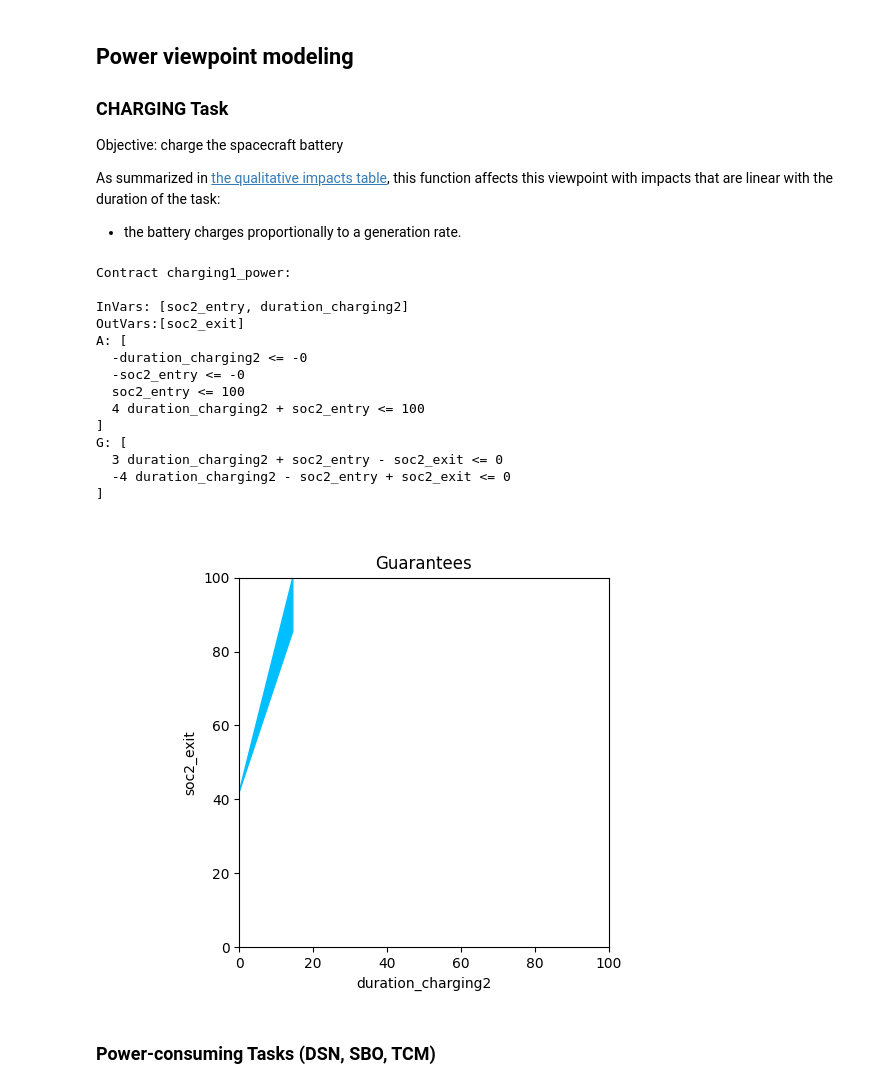
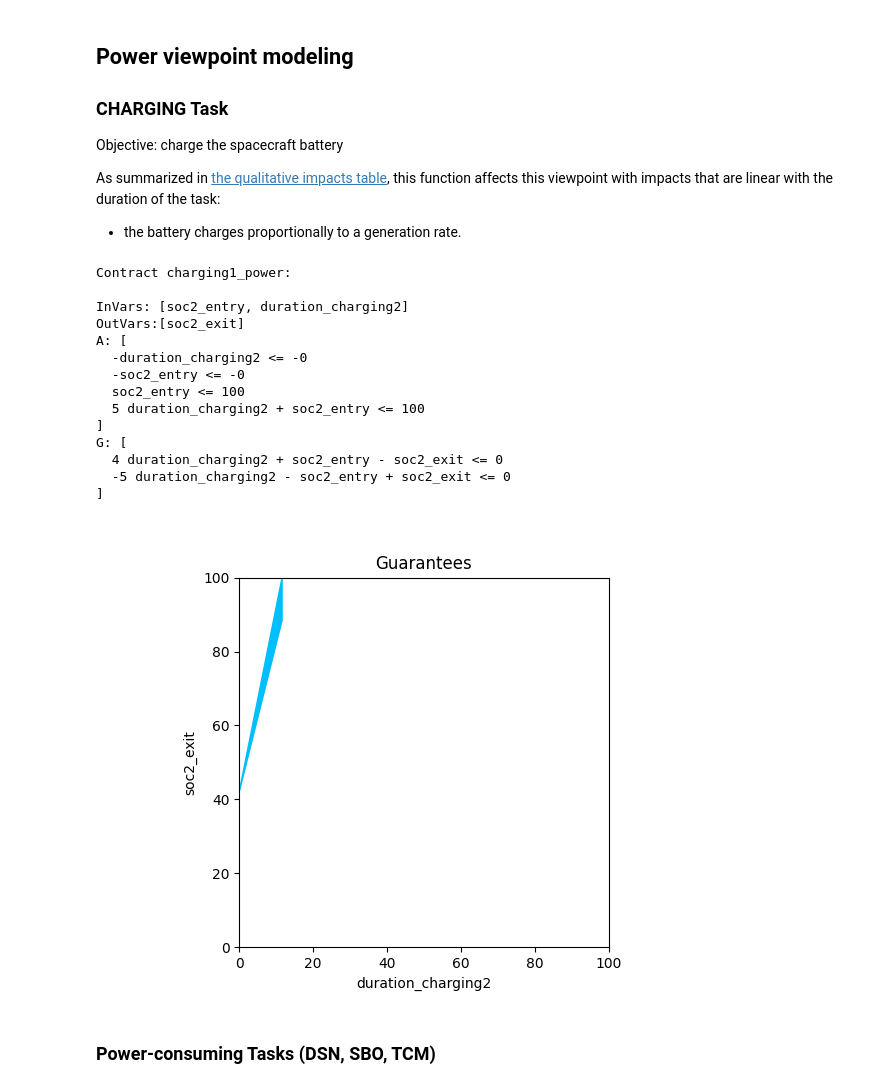
Before and after one commit to pacti-org/cs-space-mission, a Jupyter notebook: space_mission/space_mission_power.ipynb, the cells around one changed output. Saved outputs shown, nothing was run; the diff lists cells and outputs as text; code cells hidden in the pictures.

```diff
--- a/space_mission/space_mission_power.ipynb
+++ b/space_mission/space_mission_power.ipynb
@@ -44,38 +44,38 @@ def CHRG_power(s: int, generation: Tuple[float, float]) -> PolyhedralContract:
       # Battery cannot exceed maximum SOC
       f"soc{s}_exit <= 100.0",
 
       # Battery should not completely discharge
       f"0 <= soc{s}_exit",
     ])
   return spec
 
-charging1_power = CHRG_power(s=2, generation=(3.0, 4.0))
+charging1_power = CHRG_power(s=2, generation=(4.0, 5.0))
 print(f"Contract charging1_power:\n\n{charging1_power}")
 
 _ = plot_guarantees_with_bounds_hover(contract=charging1_power,
                 x_var=Var("duration_charging2"),
                 y_var=Var("soc2_exit"),
                 var_values={
                   Var("soc2_entry"):42,
                 },
                 x_lims=(0,100),
                 y_lims=(0,100))
 # %% [output]
 Contract charging1_power:
 
 InVars: [soc2_entry, duration_charging2]
 OutVars:[soc2_exit]
 A: [
   -duration_charging2 <= -0
   -soc2_entry <= -0
   soc2_entry <= 100
-  4 duration_charging2 + soc2_entry <= 100
+  5 duration_charging2 + soc2_entry <= 100
 ]
 G: [
-  3 duration_charging2 + soc2_entry - soc2_exit <= 0
-  -4 duration_charging2 - soc2_entry + soc2_exit <= 0
+  4 duration_charging2 + soc2_entry - soc2_exit <= 0
+  -5 duration_charging2 - soc2_entry + soc2_exit <= 0
 ]
-[figure, old version]
+[figure, new version]
 # %% [markdown]
 ### Power-consuming Tasks (DSN, SBO, TCM)
 # %%
```
Also changed, not shown: parts of 13 cells of this notebook, 8 other files.
